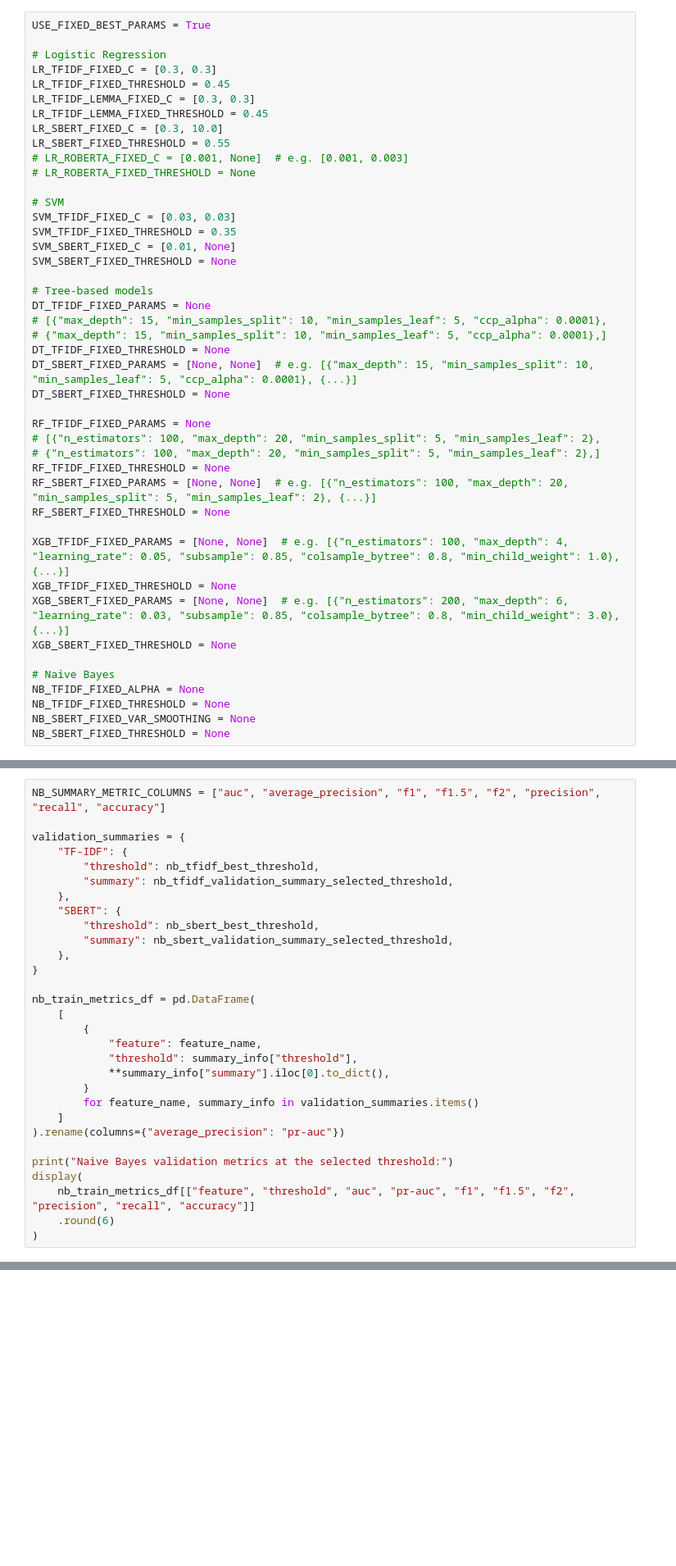
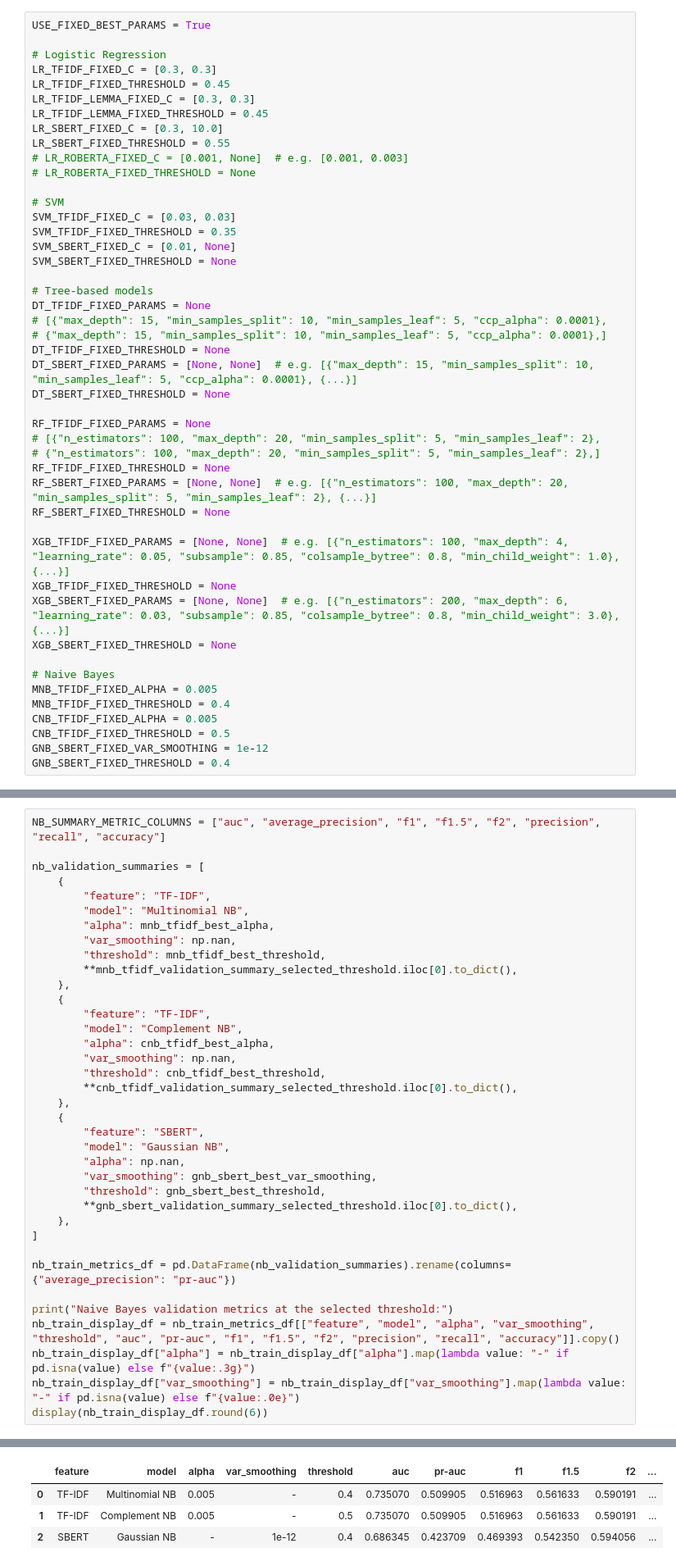
Before and after one commit to lzrcode-816/3244-Group-17-IMDB-Spoiler-Detection, a Jupyter notebook: Group17_ProjectDeSpoiler_Model.ipynb, the cells around one changed output, grey strips where cells are left out. Shown at 82% size. Drawn from its saved outputs; the diff is of its cells as text; blank space fills up the shorter version.

Commit message:
added complement NB

```diff
--- a/Group17_ProjectDeSpoiler_Model.ipynb
+++ b/Group17_ProjectDeSpoiler_Model.ipynb
@@ -716,10 +721,12 @@ XGB_SBERT_FIXED_PARAMS = [None, None]  # e.g. [{"n_estimators": 200, "max_depth"
 XGB_SBERT_FIXED_THRESHOLD = None
 
 # Naive Bayes
-NB_TFIDF_FIXED_ALPHA = None
-NB_TFIDF_FIXED_THRESHOLD = None
-NB_SBERT_FIXED_VAR_SMOOTHING = None
-NB_SBERT_FIXED_THRESHOLD = None
+MNB_TFIDF_FIXED_ALPHA = 0.005
+MNB_TFIDF_FIXED_THRESHOLD = 0.4
+CNB_TFIDF_FIXED_ALPHA = 0.005
+CNB_TFIDF_FIXED_THRESHOLD = 0.5
+GNB_SBERT_FIXED_VAR_SMOOTHING = 1e-12
+GNB_SBERT_FIXED_THRESHOLD = 0.4
 # %% [markdown]
 ### 1.6 Shared Transformer Review-Level Utilities
 
@@ -4602,30 +4775,38 @@ display(
 # %%
 NB_SUMMARY_METRIC_COLUMNS = ["auc", "average_precision", "f1", "f1.5", "f2", "precision", "recall", "accuracy"]
 
-validation_summaries = {
-    "TF-IDF": {
-        "threshold": nb_tfidf_best_threshold,
-        "summary": nb_tfidf_validation_summary_selected_threshold,
+nb_validation_summaries = [
+    {
+        "feature": "TF-IDF",
+        "model": "Multinomial NB",
+        "alpha": mnb_tfidf_best_alpha,
+        "var_smoothing": np.nan,
+        "threshold": mnb_tfidf_best_threshold,
+        **mnb_tfidf_validation_summary_selected_threshold.iloc[0].to_dict(),
     },
-    "SBERT": {
-        "threshold": nb_sbert_best_threshold,
-        "summary": nb_sbert_validation_summary_selected_threshold,
+    {
+        "feature": "TF-IDF",
+        "model": "Complement NB",
+        "alpha": cnb_tfidf_best_alpha,
+        "var_smoothing": np.nan,
+        "threshold": cnb_tfidf_best_threshold,
+        **cnb_tfidf_validation_summary_selected_threshold.iloc[0].to_dict(),
     },
-}
+    {
+        "feature": "SBERT",
+        "model": "Gaussian NB",
+        "alpha": np.nan,
+        "var_smoothing": gnb_sbert_best_var_smoothing,
+        "threshold": gnb_sbert_best_threshold,
+        **gnb_sbert_validation_summary_selected_threshold.iloc[0].to_dict(),
+    },
+]
 
-nb_train_metrics_df = pd.DataFrame(
-    [
-        {
-            "feature": feature_name,
-            "threshold": summary_info["threshold"],
-            **summary_info["summary"].iloc[0].to_dict(),
-        }
-        for feature_name, summary_info in validation_summaries.items()
-    ]
-).rename(columns={"average_precision": "pr-auc"})
+nb_train_metrics_df = pd.DataFrame(nb_validation_summaries).rename(columns={"average_precision": "pr-auc"})
 
 print("Naive Bayes validation metrics at the selected threshold:")
-display(
-    nb_train_metrics_df[["feature", "threshold", "auc", "pr-auc", "f1", "f1.5", "f2", "precision", "recall", "accuracy"]]
-    .round(6)
-)
+nb_train_display_df = nb_train_metrics_df[["feature", "model", "alpha", "var_smoothing", "threshold", "auc", "pr-auc", "f1", "f1.5", "f2", "precision", "recall", "accuracy"]].copy()
+nb_train_display_df["alpha"] = nb_train_display_df["alpha"].map(lambda value: "-" if pd.isna(value) else f"{value:.3g}")
+nb_train_display_df["var_smoothing"] = nb_train_display_df["var_smoothing"].map(lambda value: "-" if pd.isna(value) else f"{value:.0e}")
+display(nb_train_display_df.round(6))
+# %% [output]
@@ -4632,3 +4814,7 @@ display(
+|  | feature | model | alpha | var_smoothing | threshold | auc | pr-auc | f1 | f1.5 | f2 | ... |
+| 0 | TF-IDF | Multinomial NB | 0.005 | - | 0.4 | 0.735070 | 0.509905 | 0.516963 | 0.561633 | 0.590191 | ... |
+| 1 | TF-IDF | Complement NB | 0.005 | - | 0.5 | 0.735070 | 0.509905 | 0.516963 | 0.561633 | 0.590191 | ... |
+| 2 | SBERT | Gaussian NB | - | 1e-12 | 0.4 | 0.686345 | 0.423709 | 0.469393 | 0.542350 | 0.594056 | ... |
 # %% [markdown]
 ## 6. Final Test Set Evaluation
 
```
Also changed, not shown: parts of 13 cells of this notebook.
